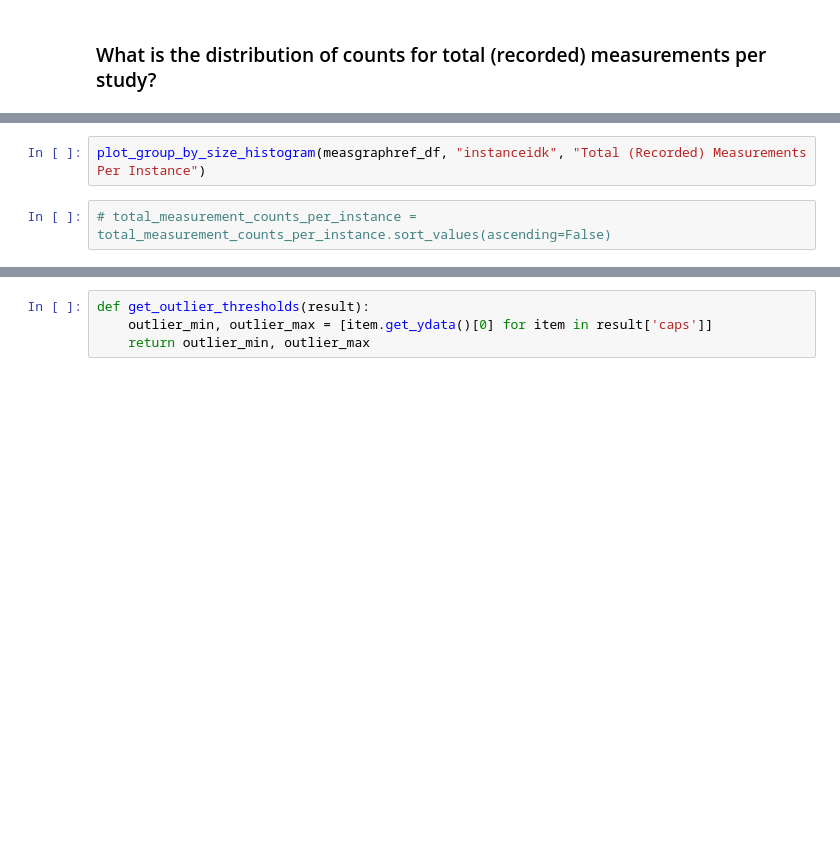
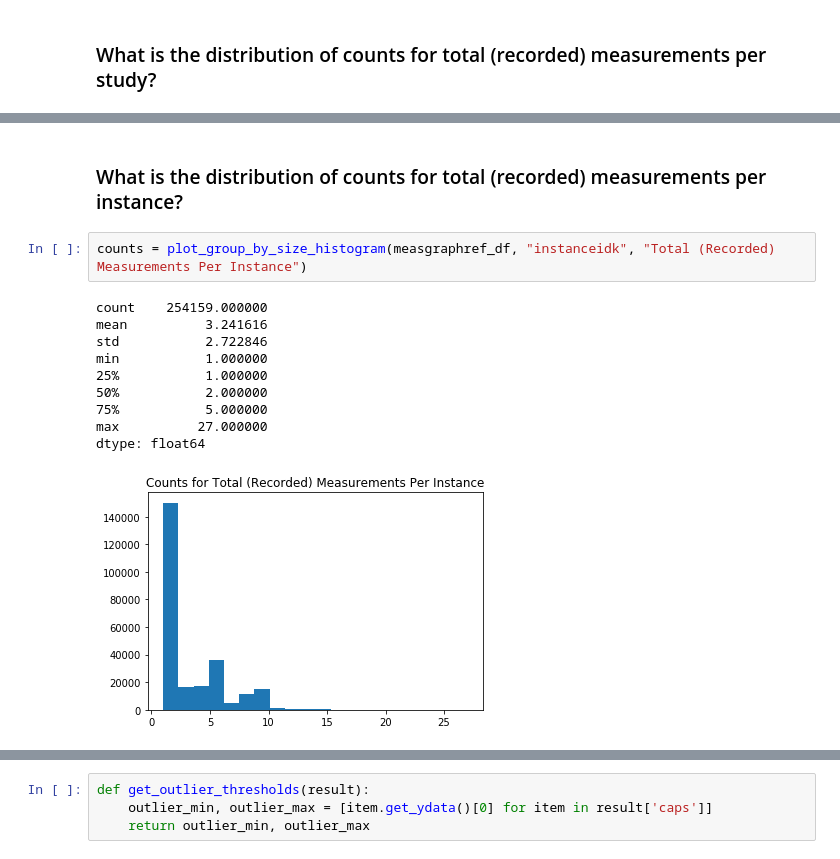
Before and after one commit to dssg/usal_echo_public, a Jupyter notebook: notebooks/20190702_YN_measurement_eda.ipynb, the cells around one changed output, grey strips where cells are left out. Cells and saved outputs as stored; diff of their text form; blank space fills up the shorter version.

```diff
--- a/notebooks/20190702_YN_measurement_eda.ipynb
+++ b/notebooks/20190702_YN_measurement_eda.ipynb
@@ -162,4 +211,15 @@ plot_group_by_size_histogram(measgraphref_df, "studyidk", "Total (Recorded) Meas
+# %% [markdown]
+### What is the distribution of counts for total (recorded) measurements per instance?
 # %%
-plot_group_by_size_histogram(measgraphref_df, "instanceidk", "Total (Recorded) Measurements Per Instance")
+counts = plot_group_by_size_histogram(measgraphref_df, "instanceidk", "Total (Recorded) Measurements Per Instance")
+# %% [output]
+count    254159.000000
+mean          3.241616
+std           2.722846
+min           1.000000
+25%           1.000000
+50%           2.000000
+75%           5.000000
+max          27.000000
+dtype: float64
+[figure, added]
-# %%
-# total_measurement_counts_per_instance = total_measurement_counts_per_instance.sort_values(ascending=False)
```
Also changed, not shown: parts of 48 cells of this notebook, 3 other files.
